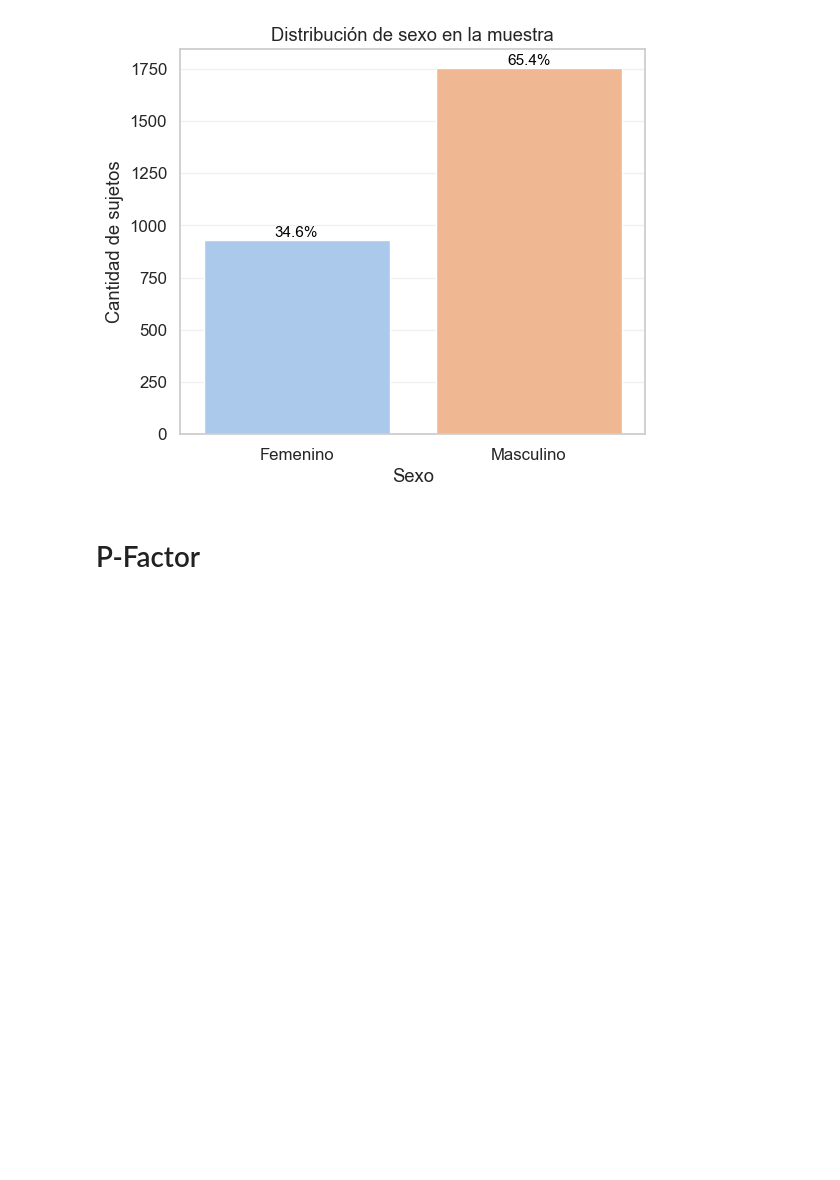
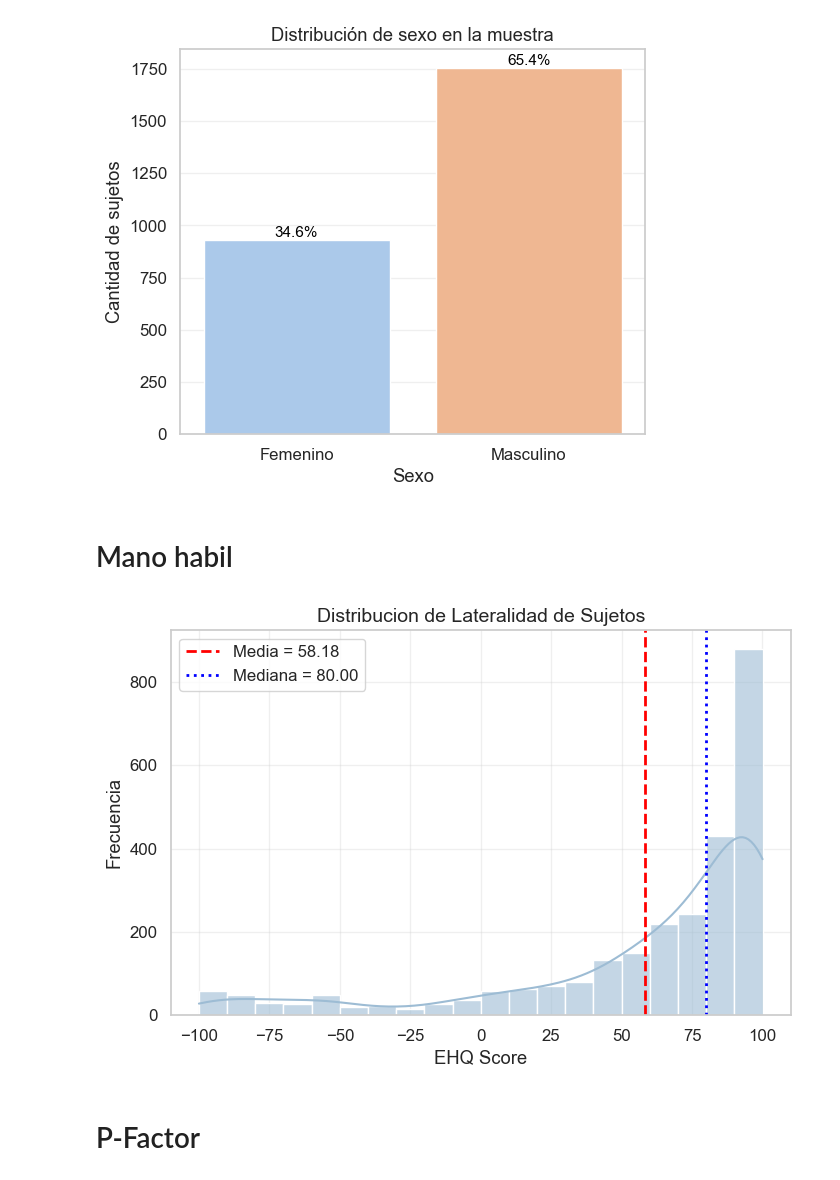
Before and after one commit to mcd-afg/eeg-prism, a Jupyter notebook: notebooks/eda.ipynb, the cells around one changed output. Drawn from its saved outputs; the diff is of its cells as text; code cells hidden in the pictures; blank space fills up the shorter version.

```diff
--- a/notebooks/eda.ipynb
+++ b/notebooks/eda.ipynb
@@ -222,6 +222,29 @@ Passing `palette` without assigning `hue` is deprecated and will be removed in v
 
   ax = sns.countplot(x=df['sex'].replace({'M': 'Masculino', 'F': 'Femenino'}), palette='pastel')
 [figure]
+# %% [markdown]
+# Mano habil
+# %%
+plt.figure(figsize=(8, 5))
+sns.histplot(df['ehq_total'], bins=20, kde=True, color='#9dbcd4', alpha=0.6)
+
+# Calcular media y mediana
+mean_value = df['ehq_total'].mean()
+median_value = df['ehq_total'].median()
+
+# Agregar líneas verticales
+plt.axvline(mean_value, color='red', linestyle='--', linewidth=2, label=f'Media = {mean_value:.2f}')
+plt.axvline(median_value, color='blue', linestyle=':', linewidth=2, label=f'Mediana = {median_value:.2f}')
+
+# Etiquetas y título
+plt.title('Distribucion de Lateralidad de Sujetos', fontsize=14)
+plt.xlabel('EHQ Score')
+plt.ylabel('Frecuencia')
+plt.legend()
+plt.grid(True, alpha=0.3)
+plt.show()
+# %% [output]
+[figure, added]
 # %% [markdown]
 # P-Factor
 # %%
```
Also changed, not shown: 1 other file.
